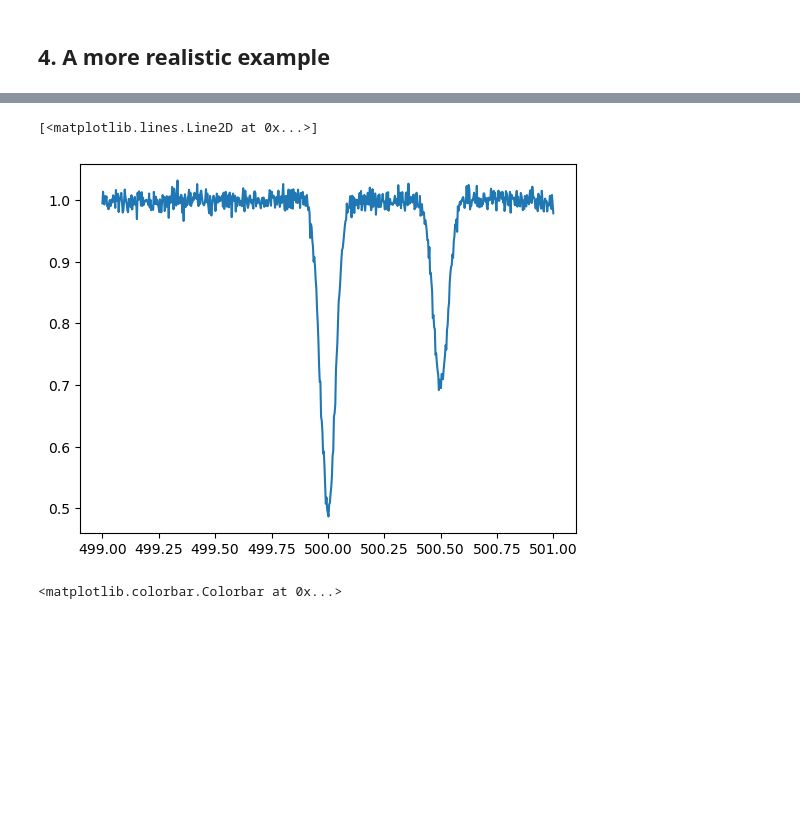
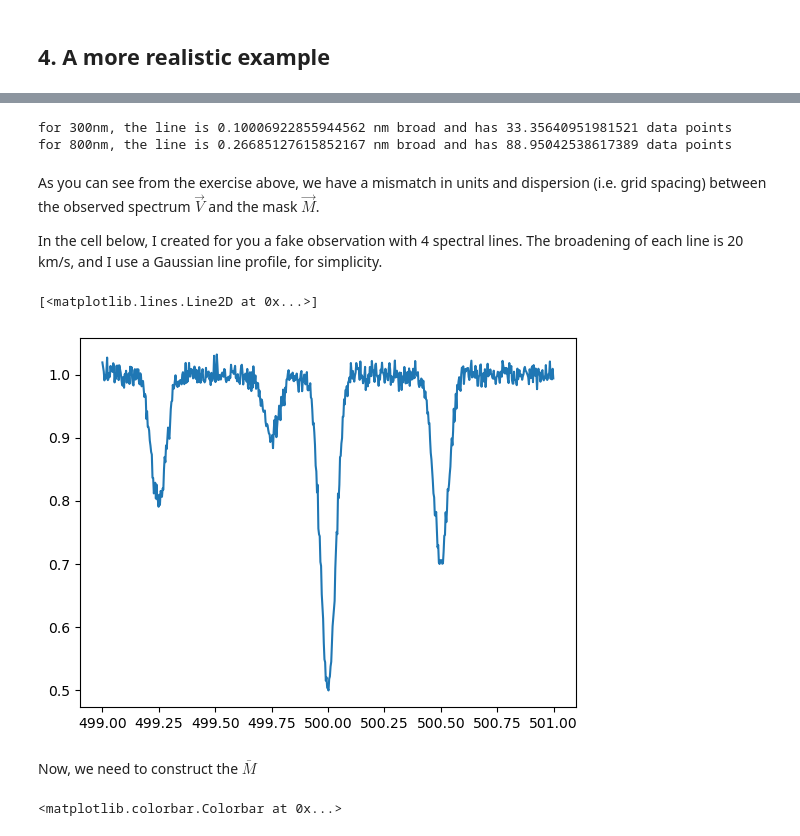
Before and after one commit to veropetit/SpectropolarimetryLectures, a Jupyter notebook: LSD_Solution.ipynb, the cells around one changed output, grey strips where cells are left out. Saved outputs shown, nothing was run; the diff lists cells and outputs as text; code cells hidden in the pictures; blank space fills up the shorter version.

```diff
--- a/LSD_Solution.ipynb
+++ b/LSD_Solution.ipynb
@@ -182,28 +203,63 @@ To use the future default and silence this warning we advise to pass `rcond=None
+# %%
+spectra_dispersion = 0.003*u.nm
+
+
+## Solution
+
+delta_v = 100*u.km/u.s
+
+# a)
+lambda0 = 300*u.nm
+delta_lambda = (delta_v / const.c * lambda0).to(u.nm)
+npoints = delta_lambda/spectra_dispersion
+print('for 300nm, the line is {} broad and has {} data points'.format(delta_lambda, npoints))
+
+# b)
+lambda0 = 800*u.nm
+delta_lambda = (delta_v / const.c * lambda0).to(u.nm)
+npoints = delta_lambda/spectra_dispersion
+print('for 800nm, the line is {} broad and has {} data points'.format(delta_lambda, npoints))
+# %% [output]
+for 300nm, the line is 0.10006922855944562 nm broad and has 33.35640951981521 data points
+for 800nm, the line is 0.26685127615852167 nm broad and has 88.95042538617389 data points
+# %% [markdown]
+As you can see from the exercise above, we have a mismatch in units and dispersion (i.e. grid spacing) between the observed spectrum $\vec{V}$ and the mask $\vec{M}$.
+
+In the cell below, I created for you a fake observation with 4 spectral lines. The broadening of each line is 20 km/s, and I use a Gaussian line profile, for simplicity.
 # %%
-delta_v = 1.8 * u.km/u.s # dispersion of e.g. espadons
-lambda0 = 500 * u.nm # line
-delta_lambda = (delta_v/const.c *lambda0).to(u.nm) # spacing in wavelength
-vtherm = 20 * u.km/u.s # width of spectral line
+delta_v = 2.0 * u.km/u.s # desired dispersion for the LSD profile (typical value for good resolution data)
+delta_lambda = 0.003 * u.nm # grid spacing of the observed spectrum (similar to espadons)
+vbroad = 20 * u.km/u.s # broadened width of spectral lines
 
 # create an array of wavelenght for the observation
 wave = np.arange(499, 501, delta_lambda.value)*u.nm
 
 # add a spectral line
-lambda2 = 500.5 * u.nm # line
+lambda0 = 500 * u.nm # line
+lambda1 = 499.25 * u.nm
+lambda2 = 499.75 * u.nm
+lambda3 = 500.5 * u.nm # line
 
-flux = 1.0- (0.5*np.exp((-0.5*(wave-lambda0)**2/(vtherm/const.c*lambda0)**2).decompose())
-        + 0.3*np.exp((-0.5*(wave-lambda2)**2/(vtherm/const.c*lambda2)**2).decompose()) )
+flux = 1.0- (
+        0.5*np.exp((-0.5*(wave-lambda0)**2/(vbroad/const.c*lambda0)**2).decompose())
+        + 0.2*np.exp((-0.5*(wave-lambda1)**2/(vbroad/const.c*lambda1)**2).decompose())
+        + 0.1*np.exp((-0.5*(wave-lambda2)**2/(vbroad/const.c*lambda2)**2).decompose())
+        + 0.3*np.exp((-0.5*(wave-lambda3)**2/(vbroad/const.c*lambda3)**2).decompose())
+        )
 
 # add a bit of noise
 snr = 100
 sigma = 1/snr
 flux = flux + np.random.normal(0, sigma, flux.size)
 
+# plot the fake spectrum
 fig, ax = plt.subplots(1,1)
 ax.plot(wave, flux)
 # %% [output]
 [<matplotlib.lines.Line2D at 0x...>]
-[figure, old version]
+[figure, new version]
+# %% [markdown]
+Now, we need to construct the $\bar{M}$
 # %%
 vel_Z = 5 * u.km/u.s
 vel = np.arange(-100,100,vel_Z.value) * u.km/u.s
```
Also changed, not shown: parts of 13 cells of this notebook, 1 other file.
